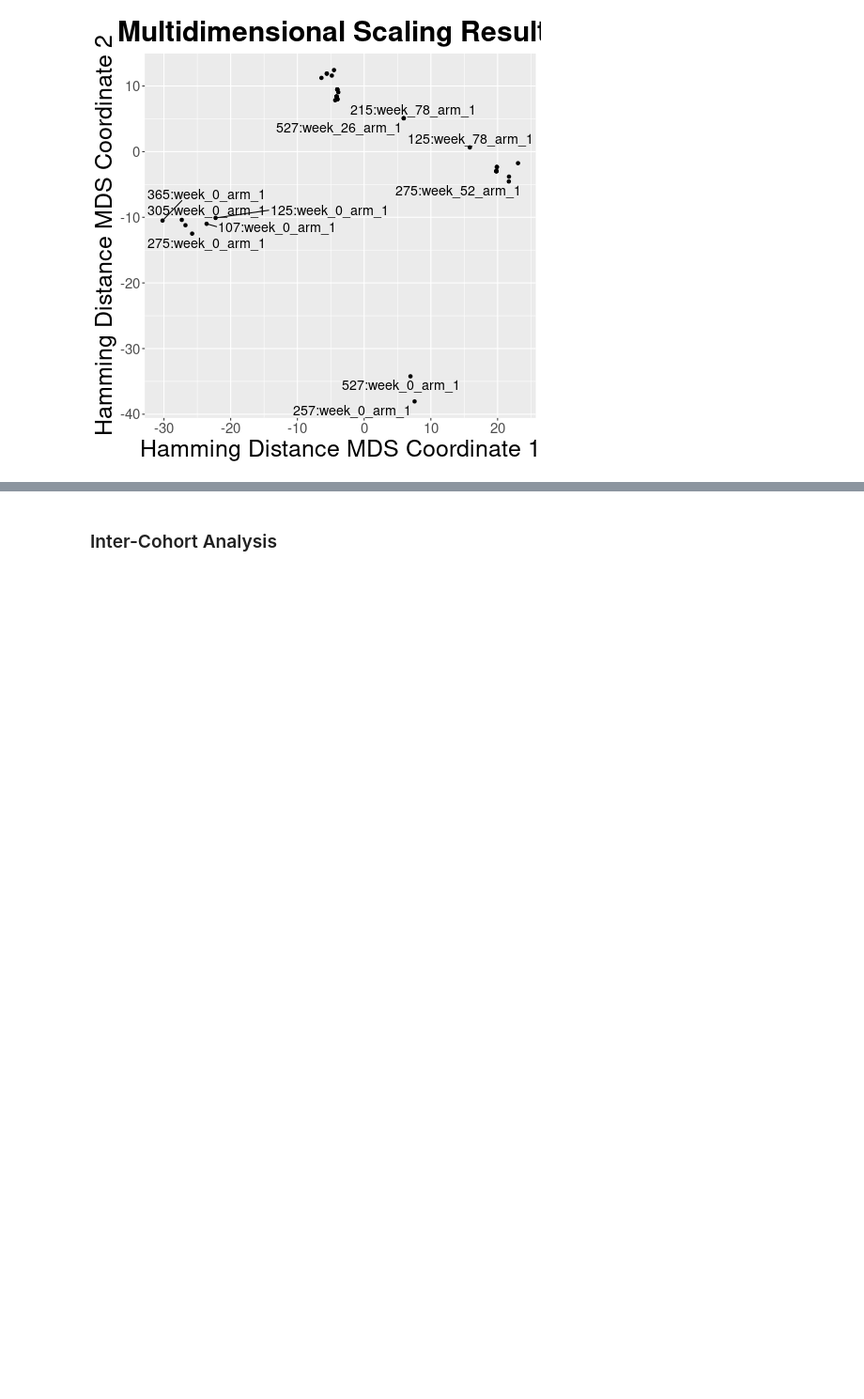
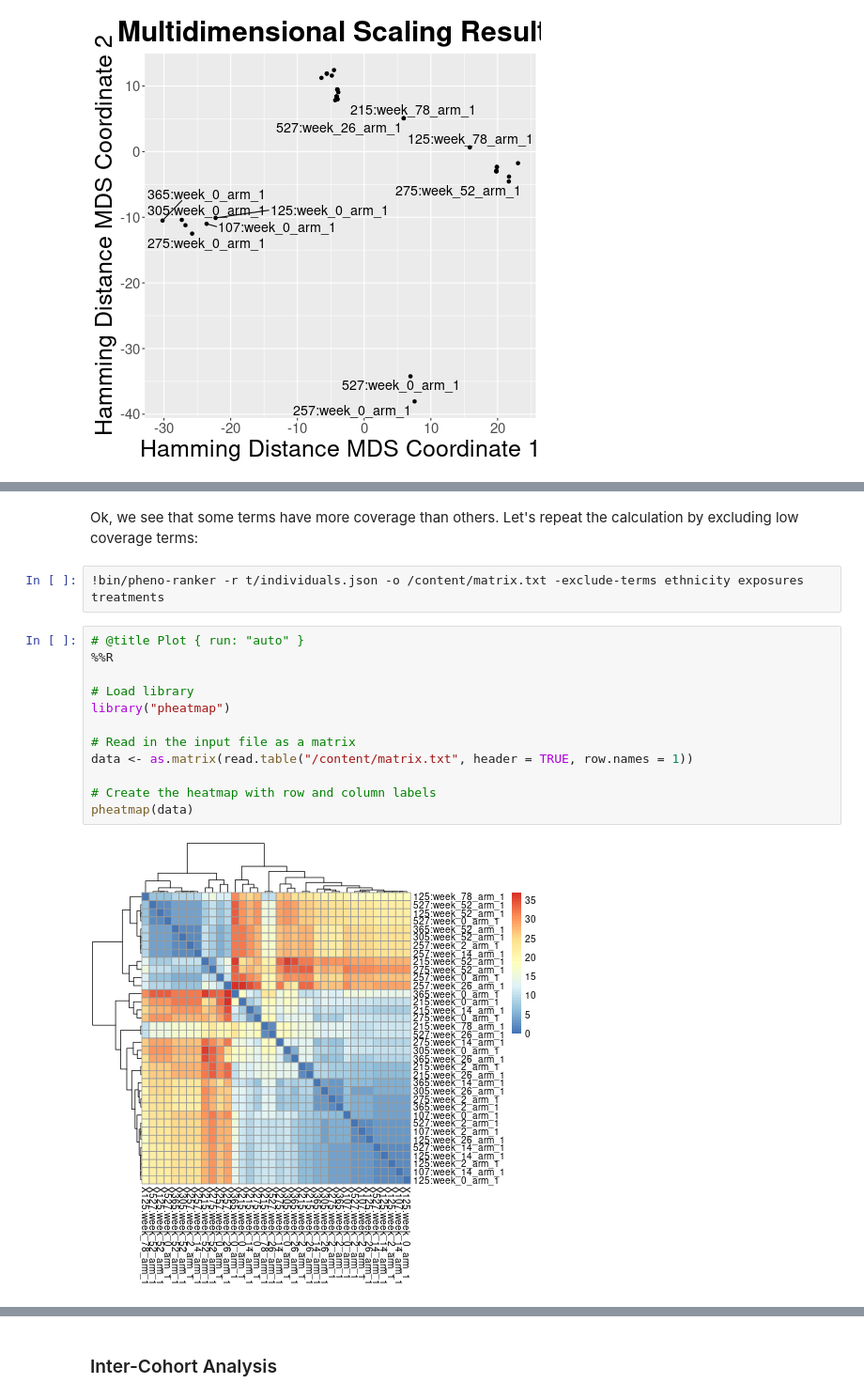
Before and after one commit to CNAG-Biomedical-Informatics/pheno-ranker, a Jupyter notebook: nb/pheno_ranker_cli_tutorial.ipynb, the cells around one changed output, grey strips where cells are left out. Shown at 94% size. Drawn from its saved outputs; the diff is of its cells as text; blank space fills up the shorter version.

```diff
--- a/nb/pheno_ranker_cli_tutorial.ipynb
+++ b/nb/pheno_ranker_cli_tutorial.ipynb
@@ -219,0 +223,18 @@ ggplot(df, aes(x, y, label = label)) +
+# %% [markdown]
+Ok, we see that some terms have more coverage than others. Let's repeat the calculation by excluding low coverage terms:
+# %%
+!bin/pheno-ranker -r t/individuals.json -o /content/matrix.txt -exclude-terms ethnicity exposures treatments
+# %%
+# @title Plot { run: "auto" }
+%%R
+
+# Load library
+library("pheatmap")
+
+# Read in the input file as a matrix
+data <- as.matrix(read.table("/content/matrix.txt", header = TRUE, row.names = 1))
+
+# Create the heatmap with row and column labels
+pheatmap(data)
+# %% [output]
+[figure, added]
```
Also changed, not shown: parts of 19 cells of this notebook, 2 other files.
